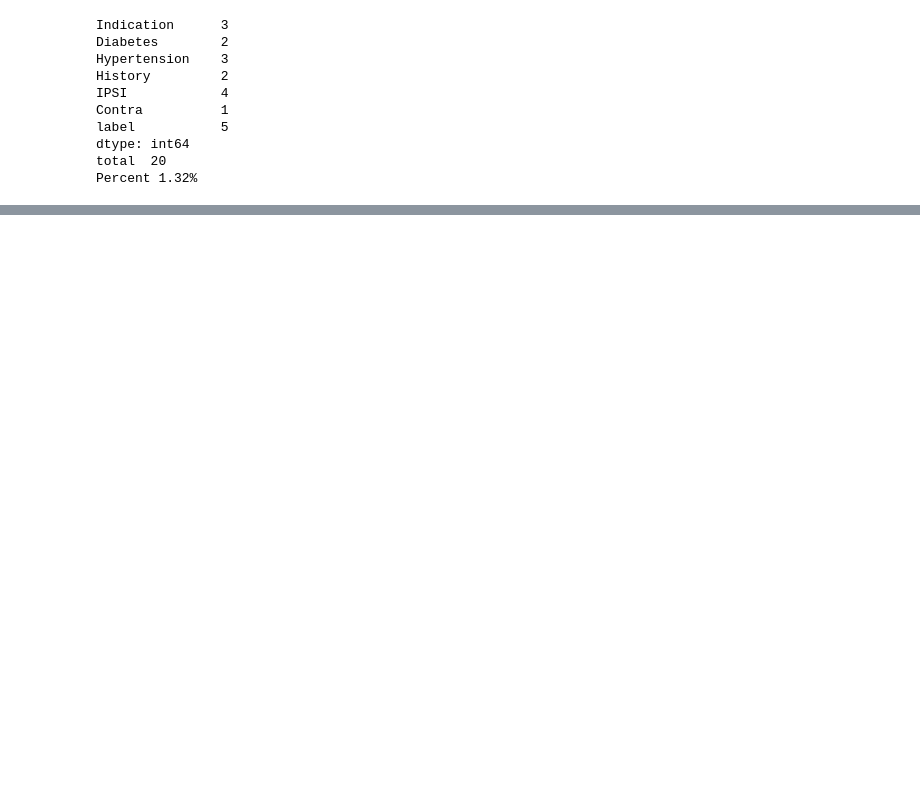
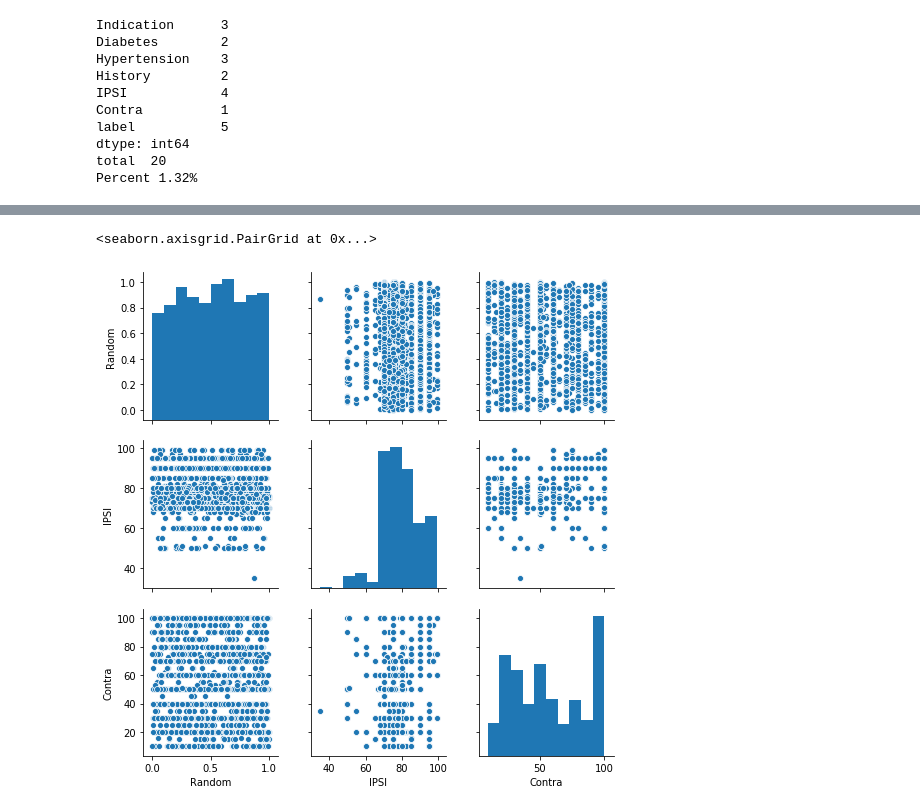
Before and after one commit to AntonyLeons/Data-Mining-ACW, a Jupyter notebook: Legacy_Data.ipynb, the cells around one changed output, grey strips where cells are left out. Saved outputs shown, nothing was run; the diff lists cells and outputs as text; code cells hidden in the pictures; blank space fills up the shorter version.

```diff
--- a/Legacy_Data.ipynb
+++ b/Legacy_Data.ipynb
@@ -213,0 +233,5 @@ data_copy.describe() # check 17 records removed
+# %%
+sns.pairplot(data_copy)
+# %% [output]
+<seaborn.axisgrid.PairGrid at 0x...>
+[figure, added]
```
Also changed, not shown: parts of 16 cells of this notebook.
